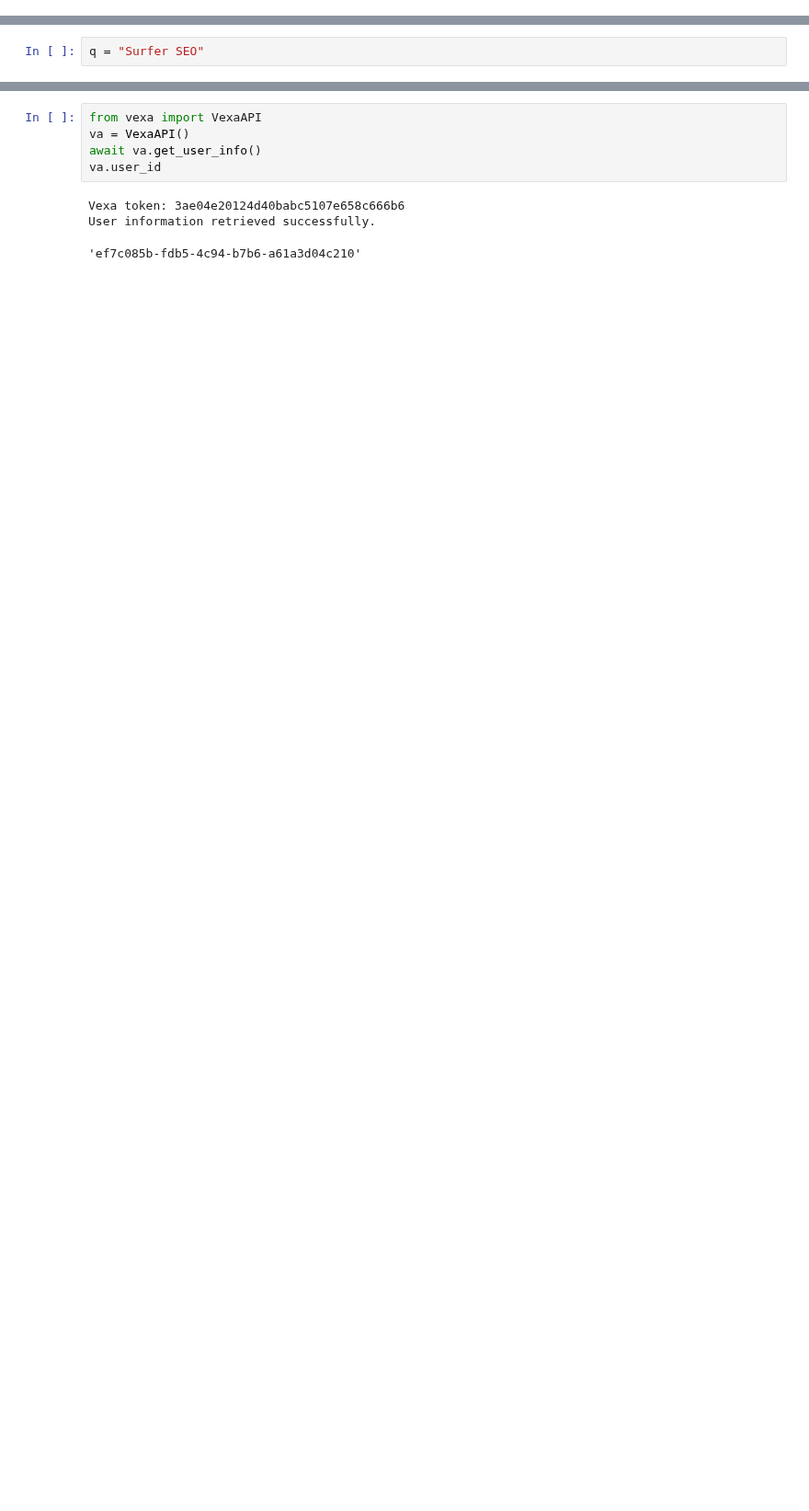
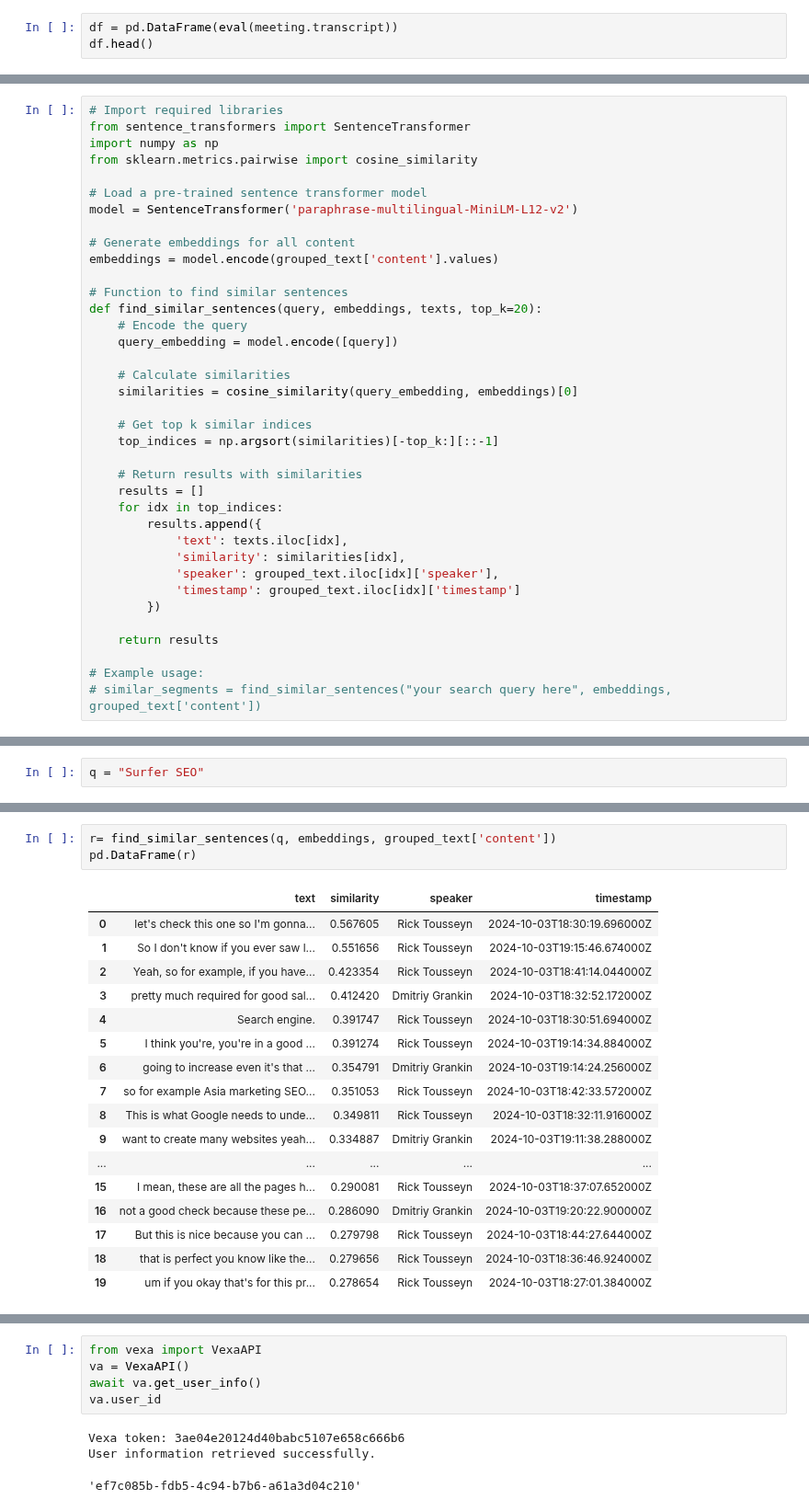
Before and after one commit to Vexa-ai/vexa-engine, a Jupyter notebook: 32.ipynb, the cells around one changed output, grey strips where cells are left out. Shown at 92% size. Cells and saved outputs as stored; diff of their text form; blank space fills up the shorter version.

Commit message:
search api

```diff
--- a/32.ipynb
+++ b/32.ipynb
@@ -7,0 +12,3 @@ meeting_id = '6cf0b989-5e9c-4a57-a058-8f6ac0ca8025'
+# %%
+df = pd.DataFrame(eval(meeting.transcript))
+df.head()
@@ -12 +61,38 @@ await sa.initialize()
+# %%
+# Import required libraries
+from sentence_transformers import SentenceTransformer
+import numpy as np
+from sklearn.metrics.pairwise import cosine_similarity
+
+# Load a pre-trained sentence transformer model
+model = SentenceTransformer('paraphrase-multilingual-MiniLM-L12-v2')
+
+# Generate embeddings for all content
+embeddings = model.encode(grouped_text['content'].values)
+
+# Function to find similar sentences
+def find_similar_sentences(query, embeddings, texts, top_k=20):
+    # Encode the query
+    query_embedding = model.encode([query])
+
+    # Calculate similarities
+    similarities = cosine_similarity(query_embedding, embeddings)[0]
+
+    # Get top k similar indices
+    top_indices = np.argsort(similarities)[-top_k:][::-1]
+
+    # Return results with similarities
+    results = []
+    for idx in top_indices:
+        results.append({
+            'text': texts.iloc[idx],
+            'similarity': similarities[idx],
+            'speaker': grouped_text.iloc[idx]['speaker'],
+            'timestamp': grouped_text.iloc[idx]['timestamp']
+        })
+
+    return results
+
+# Example usage:
+# similar_segments = find_similar_sentences("your search query here", embeddings, grouped_text['content'])
 # %%
@@ -48,3 +102,24 @@ Sample row: {'content': " let's check this one so I'm gonna scan this one so the
+# %%
+r= find_similar_sentences(q, embeddings, grouped_text['content'])
+pd.DataFrame(r)
+# %% [output]
+|  | text | similarity | speaker | timestamp |
+| 0 | let's check this one so I'm gonna... | 0.567605 | Rick Tousseyn | 2024-10-03T18:30:19.696000Z |
+| 1 | So I don't know if you ever saw l... | 0.551656 | Rick Tousseyn | 2024-10-03T19:15:46.674000Z |
+| 2 | Yeah, so for example, if you have... | 0.423354 | Rick Tousseyn | 2024-10-03T18:41:14.044000Z |
+| 3 | pretty much required for good sal... | 0.412420 | Dmitriy Grankin | 2024-10-03T18:32:52.172000Z |
+| 4 | Search engine. | 0.391747 | Rick Tousseyn | 2024-10-03T18:30:51.694000Z |
+| 5 | I think you're, you're in a good ... | 0.391274 | Rick Tousseyn | 2024-10-03T19:14:34.884000Z |
+| 6 | going to increase even it's that ... | 0.354791 | Dmitriy Grankin | 2024-10-03T19:14:24.256000Z |
+| 7 | so for example Asia marketing SEO... | 0.351053 | Rick Tousseyn | 2024-10-03T18:42:33.572000Z |
+| 8 | This is what Google needs to unde... | 0.349811 | Rick Tousseyn | 2024-10-03T18:32:11.916000Z |
+| 9 | want to create many websites yeah... | 0.334887 | Dmitriy Grankin | 2024-10-03T19:11:38.288000Z |
+| ... | ... | ... | ... | ... |
+| 15 | I mean, these are all the pages h... | 0.290081 | Rick Tousseyn | 2024-10-03T18:37:07.652000Z |
+| 16 | not a good check because these pe... | 0.286090 | Dmitriy Grankin | 2024-10-03T19:20:22.900000Z |
+| 17 | But this is nice because you can ... | 0.279798 | Rick Tousseyn | 2024-10-03T18:44:27.644000Z |
+| 18 | that is perfect you know like the... | 0.279656 | Rick Tousseyn | 2024-10-03T18:36:46.924000Z |
+| 19 | um if you okay that's for this pr... | 0.278654 | Rick Tousseyn | 2024-10-03T18:27:01.384000Z |
 # %%
 
 global_results = await sa.search(q, user_id=va.user_id)
```
Also changed, not shown: parts of 11 cells of this notebook.
